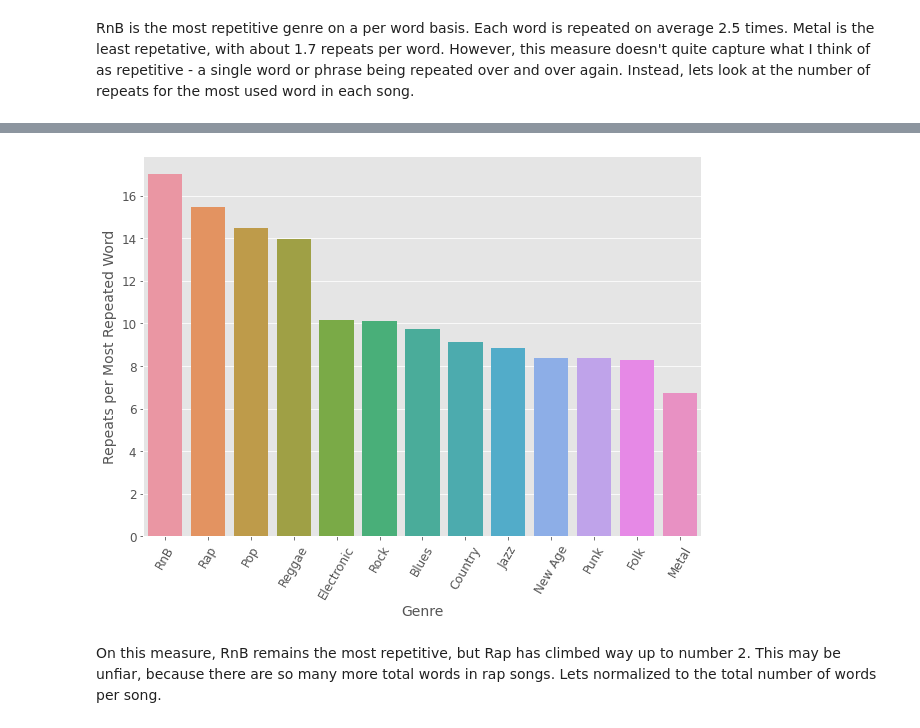
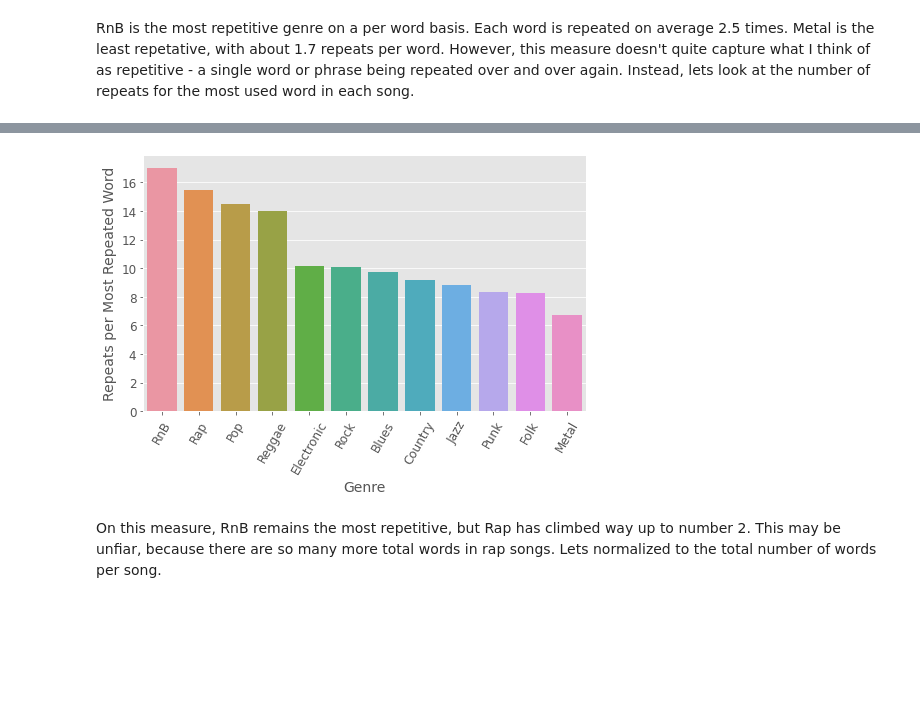
Before and after one commit to Nick-Henderson/genre-from-lyrics, a Jupyter notebook: Genre_from_lyrics_notebook.ipynb, the cells around one changed output, grey strips where cells are left out. Drawn from its saved outputs; the diff is of its cells as text; code cells hidden in the pictures; blank space fills up the shorter version.

```diff
--- a/Genre_from_lyrics_notebook.ipynb
+++ b/Genre_from_lyrics_notebook.ipynb
@@ -293,3 +294,5 @@ The classes are very unbalanced. There are far more rock songs than any other ge
+# %%
+cts = cts[cts.genre != 'New Age']
 # %% [markdown]
 ### Which genres have the largest vocabulary?
 # %%
@@ -337,15 +353,16 @@ RnB is the most repetitive genre on a per word basis. Each word is repeated on a
 # %%
 unique['max'] = cts.iloc[:,4:].max(axis = 1)
 avgs = unique.groupby('genre').mean().sort_values(by='max',ascending=False)
 
-fig,ax = plt.subplots(figsize=(10,7))
+fig,ax = plt.subplots(figsize=(7,5))
 sns.barplot(x=avgs.index,y=avgs['max'],ax=ax)
 ax.set_xlabel('Genre',fontsize=14)
 plt.xticks(rotation='60')
 ax.set_ylabel('Repeats per Most Repeated Word',fontsize=14)
+fig.tight_layout()
 fig.savefig('figs/most_repeated.png')
 # %% [output]
-[figure, old version]
+[figure, new version]
 # %% [markdown]
 On this measure, RnB remains the most repetitive, but Rap has climbed way up to number 2. This may be unfiar, because there are so many more total words in rap songs. Lets normalized to the total number of words per song.
 # %%
```
Also changed, not shown: parts of 50 cells of this notebook, 7 other files.
